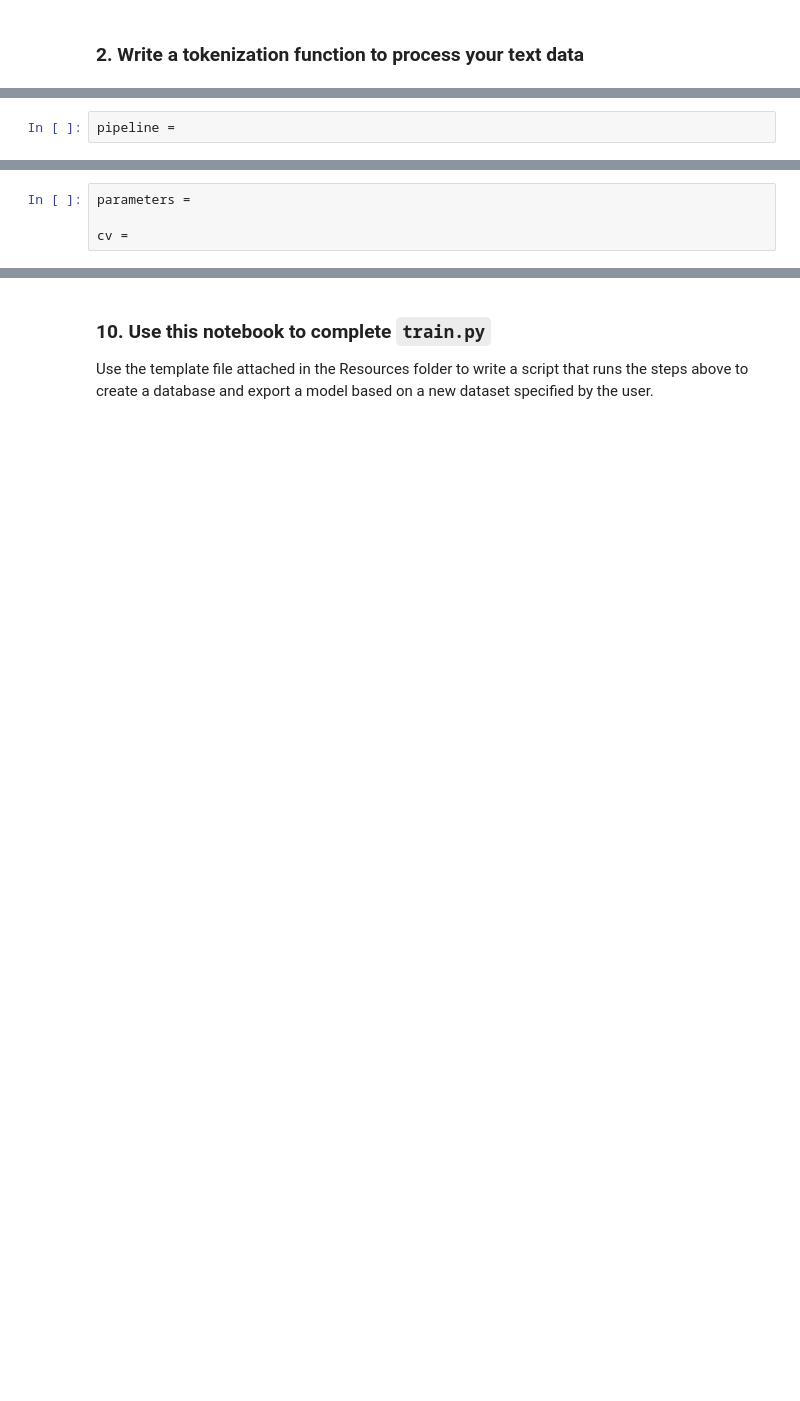
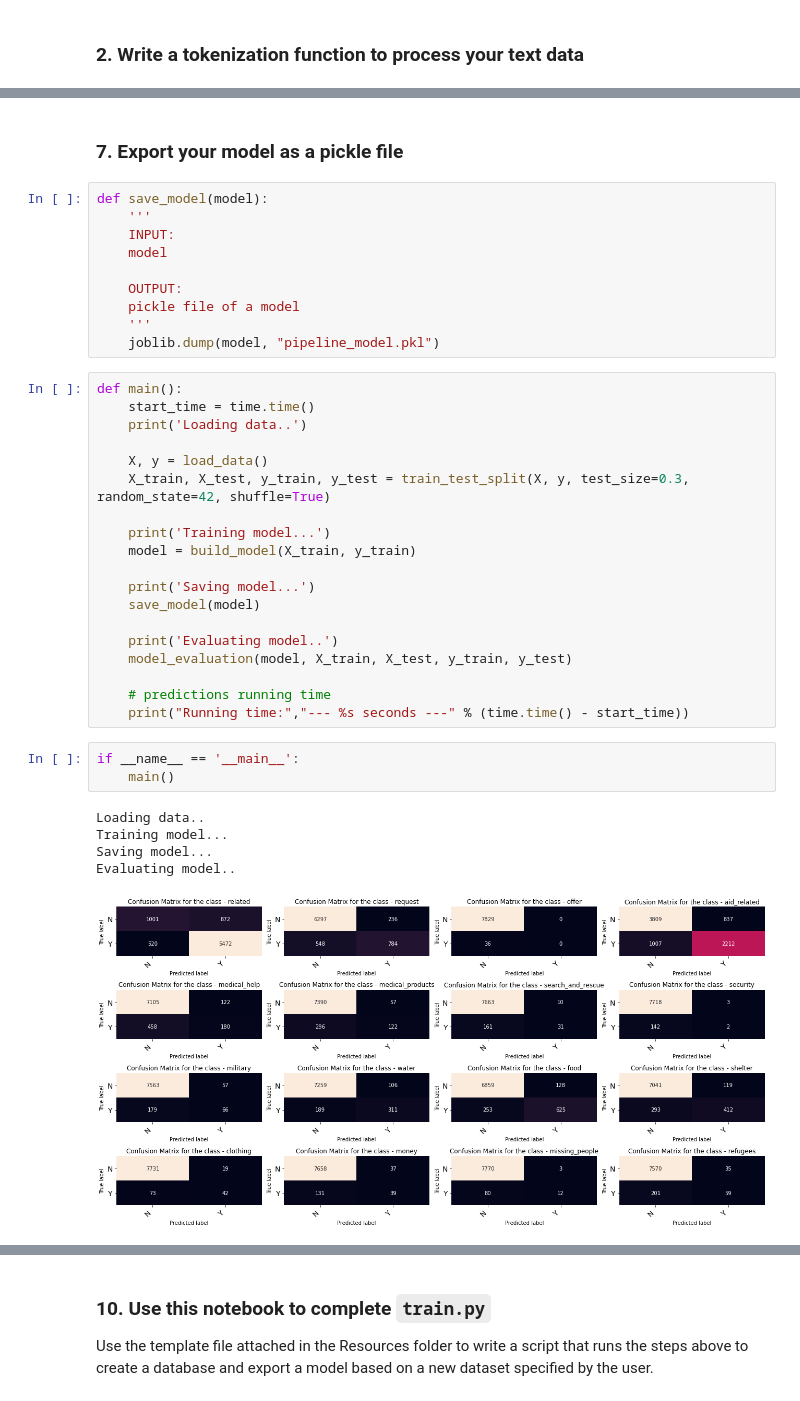
Before and after one commit to Olek-ua/Disaster-Response-Pipelines, a Jupyter notebook: Disaster Response Pipeline/ML Pipeline Preparation-Test.ipynb, the cells around one changed output, grey strips where cells are left out. Saved outputs shown, nothing was run; the diff lists cells and outputs as text; blank space fills up the shorter version.

```diff
--- a/Disaster Response Pipeline/ML Pipeline Preparation-Test.ipynb
+++ b/Disaster Response Pipeline/ML Pipeline Preparation-Test.ipynb
@@ -239,2 +89,0 @@ This machine pipeline should take in the `message` column as input and output cl
-# %%
-pipeline =
@@ -251,4 +89,0 @@ Use grid search to find better parameters.
-# %%
-parameters =
-
-cv =
@@ -265,0 +239,40 @@ Since this project focuses on code quality, process, and  pipelines, there is no
+# %% [markdown]
+### 7. Export your model as a pickle file
+# %%
+def save_model(model):
+    '''
+    INPUT:
+    model
+
+    OUTPUT:
+    pickle file of a model
+    '''
+    joblib.dump(model, "pipeline_model.pkl")
+# %%
+def main():
+    start_time = time.time()
+    print('Loading data..')
+
+    X, y = load_data()
+    X_train, X_test, y_train, y_test = train_test_split(X, y, test_size=0.3, random_state=42, shuffle=True)
+
+    print('Training model...')
+    model = build_model(X_train, y_train)
+
+    print('Saving model...')
+    save_model(model)
+
+    print('Evaluating model..')
+    model_evaluation(model, X_train, X_test, y_train, y_test)
+
+    # predictions running time
+    print("Running time:","--- %s seconds ---" % (time.time() - start_time))
+# %%
+if __name__ == '__main__':
+    main()
+# %% [output]
+Loading data..
+Training model...
+Saving model...
+Evaluating model..
+[figure, added]
```
Also changed, not shown: parts of 37 cells of this notebook.
